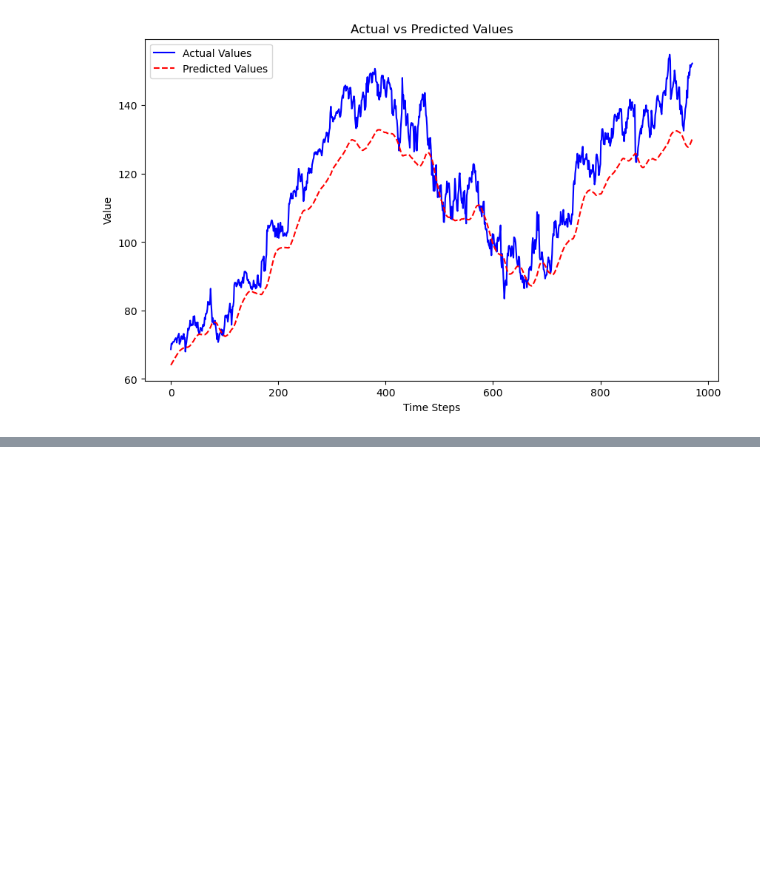
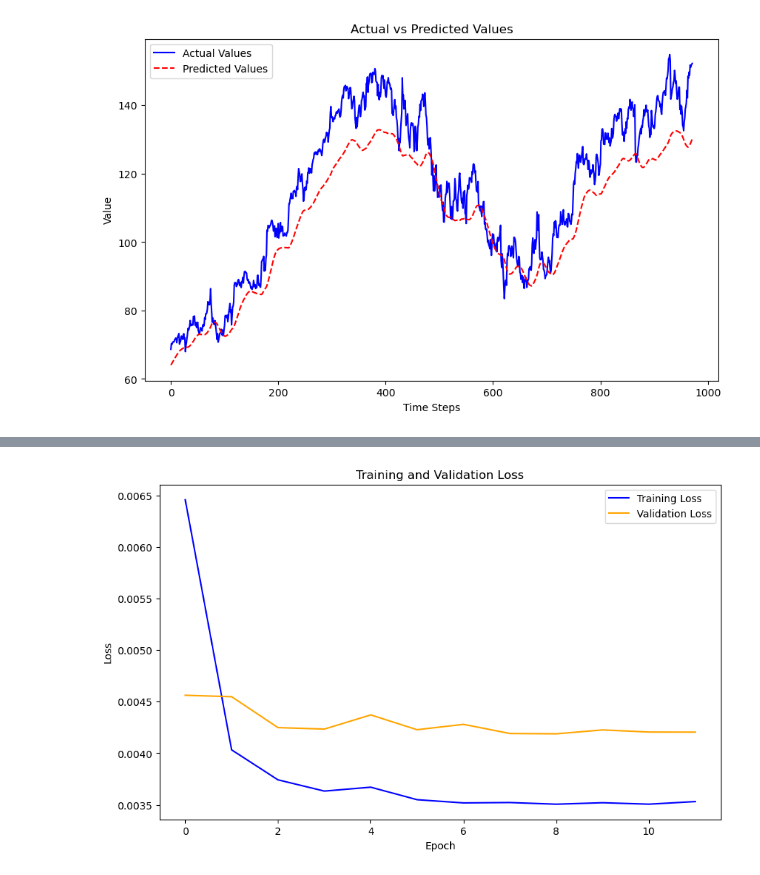
Before and after one commit to ElifSurucu/Google-Stock-Market-Data, a Jupyter notebook: Machine_Learning.ipynb, the cells around one changed output, grey strips where cells are left out. Cells and saved outputs as stored; diff of their text form; code cells hidden in the pictures; blank space fills up the shorter version.

```diff
--- a/Machine_Learning.ipynb
+++ b/Machine_Learning.ipynb
@@ -642,0 +679,82 @@ Epoch 8/50
+# %%
+
+def create_time_series(data, time_steps):
+    X, y = [], []
+    for i in range(len(data) - time_steps):
+        X.append(data[i:(i + time_steps), :-1])
+        y.append(data[i + time_steps, -1])
+    return np.array(X), np.array(y)
+
+
+time_steps = 60
+X, y = create_time_series(scaled_data, time_steps)
+
+
+from sklearn.model_selection import train_test_split
+X_train, X_test, y_train, y_test = train_test_split(X, y, test_size=0.2, random_state=42)
+# %%
+# EarlyStopping and ReduceLROnPlateau callbacks for optimization
+early_stopping = EarlyStopping(
+    monitor='val_loss',
+    patience=3,  # Stop training if no improvement for 3 consecutive epochs
+    restore_best_weights=True  # Restore the best weights after stopping
+)
+
+lr_scheduler = ReduceLROnPlateau(
+    monitor='val_loss',
+    factor=0.5,  # Reduce the learning rate by half
+    patience=2  # Reduce learning rate if no improvement for 2 epochs
+)
+
+# Define the LSTM model
+def create_model():
+    model = Sequential([
+        LSTM(128, return_sequences=True, input_shape=(X_train.shape[1], X_train.shape[2])),
+        Dropout(0.4),  # 40% dropout to reduce overfitting
+        LSTM(64, return_sequences=False),
+        Dropout(0.4),  # Another 40% dropout
+        Dense(32, activation='relu'),
+        Dense(1, activation='linear')  # Output layer (for regression)
+    ])
+    model.compile(optimizer=Adam(learning_rate=0.0001), loss='mean_squared_error')
+    return model
+
+# Create and train the model
+model = create_model()
+history = model.fit(
+    X_train, y_train,
+    validation_data=(X_test, y_test),
+    epochs=50,  # Maximum number of epochs
+    batch_size=32,  # Mini-batch size
+    callbacks=[early_stopping, lr_scheduler],
+    verbose=1
+)
+
+# Visualize training and validation loss
+loss, val_loss = history.history['loss'], history.history['val_loss']
+
+plt.figure(figsize=(10, 6))
+plt.plot(loss, label='Training Loss', color='blue')
+plt.plot(val_loss, label='Validation Loss', color='orange')
+plt.title("Training and Validation Loss")
+plt.xlabel("Epoch")
+plt.ylabel("Loss")
+plt.legend()
+plt.show()
+
+# Evaluate model performance
+y_pred = model.predict(X_test)
+rmse = np.sqrt(mean_squared_error(y_test, y_pred))
+
+print(f"Root Mean Squared Error (RMSE): {rmse:.4f}")
+
+# Compare actual vs predicted values
+plt.figure(figsize=(10, 6))
+plt.plot(y_test, label='Actual Values', color='blue')
+plt.plot(y_pred, label='Predicted Values', color='red', linestyle='--')
+plt.title("Actual vs Predicted Values")
+plt.xlabel("Time Steps")
+plt.ylabel("Value")
+plt.legend()
+plt.show()
+# %% [output]
@@ -642,0 +778 @@ Epoch 8/50
+[figure, added]
```
Also changed, not shown: parts of 20 cells of this notebook.
